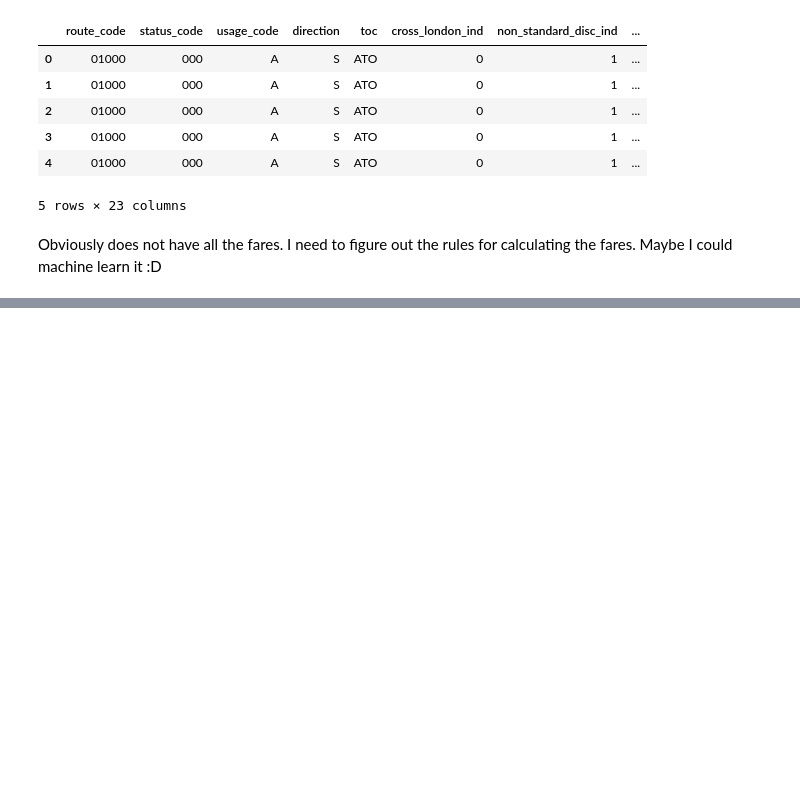
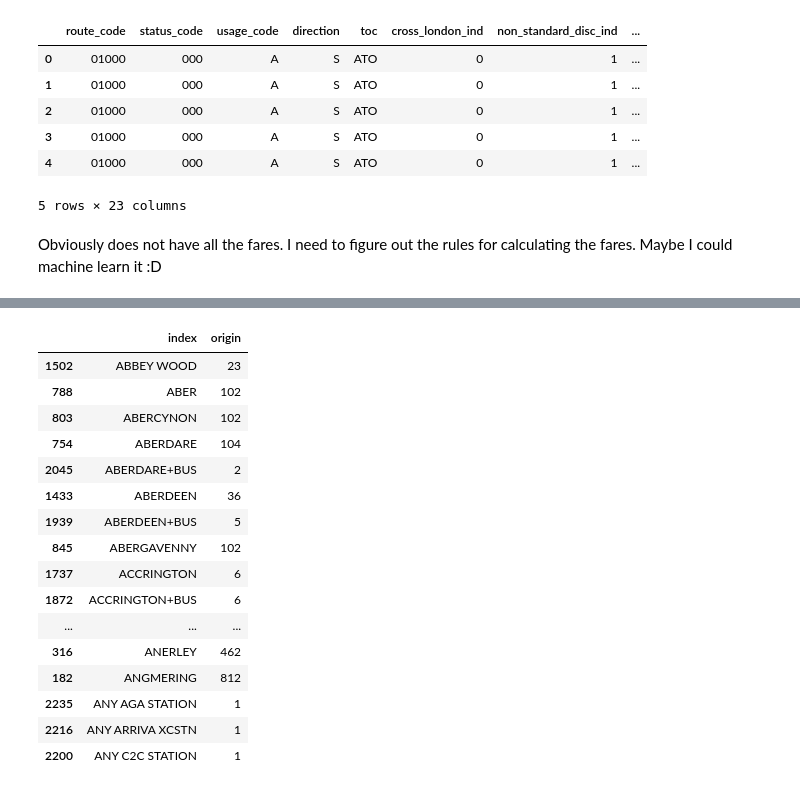
Before and after one commit to gratipine/training_data, a Jupyter notebook: notebooks/0.2_fares.ipynb, the cells around one changed output, grey strips where cells are left out. Cells and saved outputs as stored; diff of their text form; code cells hidden in the pictures; blank space fills up the shorter version.

Commit message:
Needed records not in overrides

```diff
--- a/notebooks/0.2_fares.ipynb
+++ b/notebooks/0.2_fares.ipynb
@@ -141,0 +150,17 @@ Maybe I could machine learn it :D
+# %%
+non_derivable_fares = data_prep.prep_single_record_type_in_file_table(
+    files_pattern=files_pattern, dictionary_types=dicts.non_derivable_fares, file_ending="NFO")
+# %%
+non_derivable_fares_with_locs = (
+    non_derivable_fares
+    .merge(locations_records[["nlc_code", "description"]].drop_duplicates(),
+           left_on="origin_code", right_on="nlc_code"))
+non_derivable_fares_with_locs.rename(columns={"description":"origin"}, inplace=True)
+
+non_derivable_fares_with_locs = (
+    non_derivable_fares_with_locs
+    .merge(locations_records[["nlc_code", "description"]].drop_duplicates(),
+           left_on="destination_code", right_on="nlc_code"))
+
+non_derivable_fares_with_locs.rename(columns={"description":"destination"}, inplace=True)
+non_derivable_fares_with_locs.drop(["nlc_code_x", "nlc_code_y"], axis=1, inplace=True)
@@ -141,0 +176,22 @@ Maybe I could machine learn it :D
+# %%
+counts = non_derivable_fares_with_locs["origin"].value_counts().reset_index()
+# %%
+counts.sort_values("index").head(50)
+# %% [output]
+|  | index | origin |
+| 1502 | ABBEY WOOD | 23 |
+| 788 | ABER | 102 |
+| 803 | ABERCYNON | 102 |
+| 754 | ABERDARE | 104 |
+| 2045 | ABERDARE+BUS | 2 |
+| 1433 | ABERDEEN | 36 |
+| 1939 | ABERDEEN+BUS | 5 |
+| 845 | ABERGAVENNY | 102 |
+| 1737 | ACCRINGTON | 6 |
+| 1872 | ACCRINGTON+BUS | 6 |
+| ... | ... | ... |
+| 316 | ANERLEY | 462 |
+| 182 | ANGMERING | 812 |
+| 2235 | ANY AGA STATION | 1 |
+| 2216 | ANY ARRIVA XCSTN | 1 |
+| 2200 | ANY C2C STATION | 1 |
```
Also changed, not shown: parts of 3 cells of this notebook, 1 other file.
